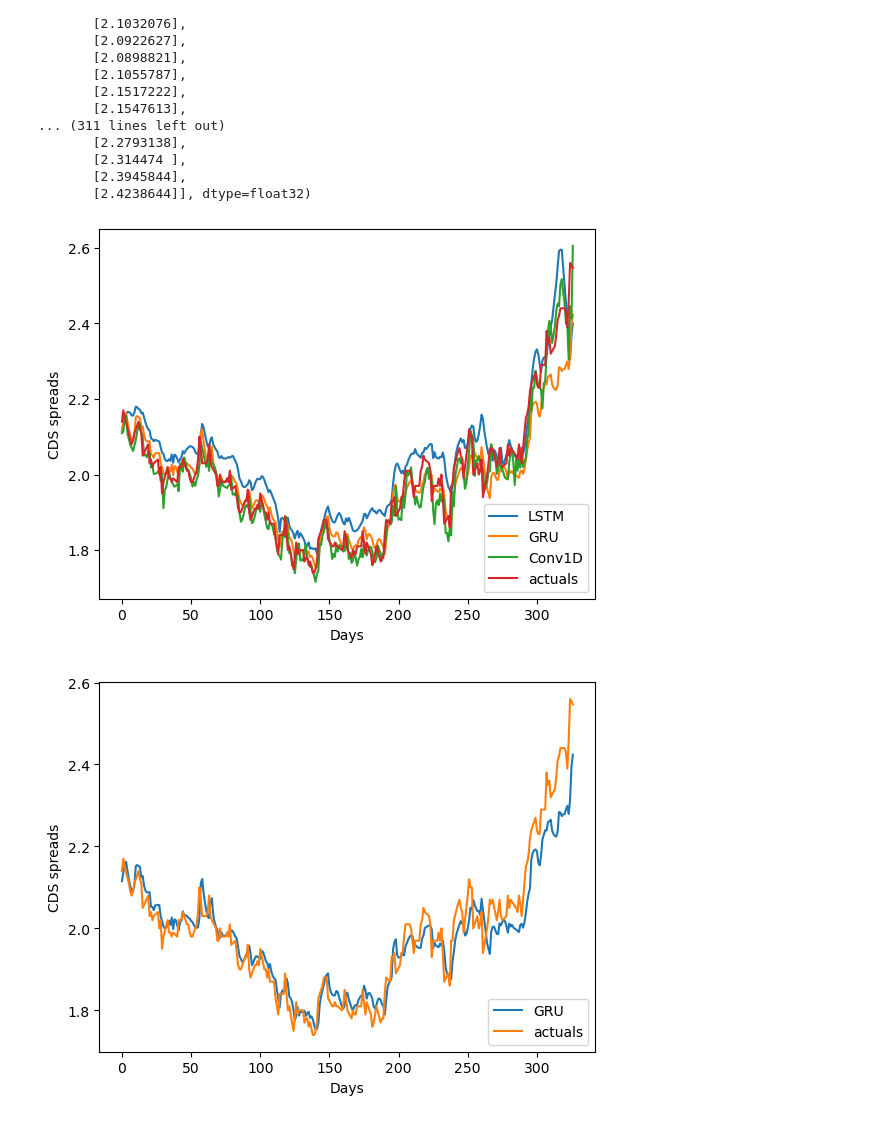
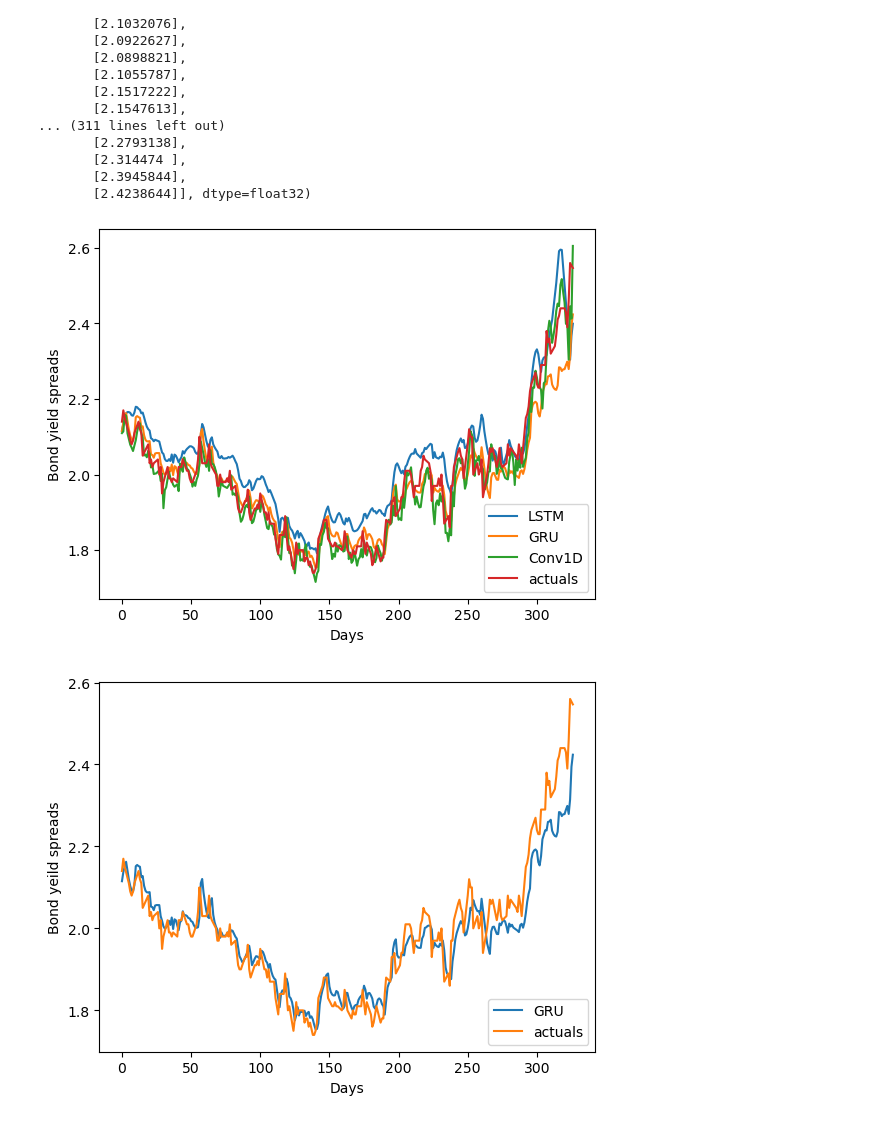
Before and after one commit to theflyingmonkeyninja/AI-models, a Jupyter notebook: input_data (1).ipynb, the cells around one changed output. Saved outputs shown, nothing was run; the diff lists cells and outputs as text; code cells hidden in the pictures.

```diff
--- a/input_data (1).ipynb
+++ b/input_data (1).ipynb
@@ -8,7 +8,7 @@ import matplotlib.pyplot as plt
 # %% [markdown]
 # Loading API key
 # %%
-fp.api_key = '6ce523c65ffb8915dddf970acab037d6'
+fp.api_key = *******************
 # %% [markdown]
 The goal of this project is to predit the corporate bond spreads. This notebook provides the code to create the dataframe required to train and run AI/ML models to predict the corporate bond spreads. The inputs used for predicting corporate bond spreads are SP 500, vix, slope(T10y-T2y spreads), skew, GDP, fed fund rate, inflation rate
 # %% [markdown]
@@ -958,21 +958,21 @@ scaled_y_val = scaler_output.inverse_transform([y_val])
 # %%
 plt.plot(scaled_y_hat_lstm.flatten())
 plt.plot(scaled_y_hat_gru.flatten())
 plt.plot(scaled_y_hat_con1d.flatten())
 plt.plot(scaled_y_val.flatten())
 
 plt.legend(["LSTM","GRU","Conv1D", "actuals"], loc ="lower right")
 plt.xlabel('Days')
-plt.ylabel('CDS spreads')
+plt.ylabel('Bond yield spreads')
 plt.savefig('allmodels.png')
 # %% [output]
-[figure, old version]
+[figure, new version]
 # %%
 plt.plot(scaled_y_hat_gru.flatten())
 plt.plot(scaled_y_val.flatten())
 plt.legend(["GRU","actuals"], loc ="lower right")
 plt.xlabel('Days')
-plt.ylabel('CDS spreads')
+plt.ylabel('Bond yeild spreads')
 plt.savefig('GRU scaled.png')
 # %% [output]
-[figure, old version]
+[figure, new version]
```
